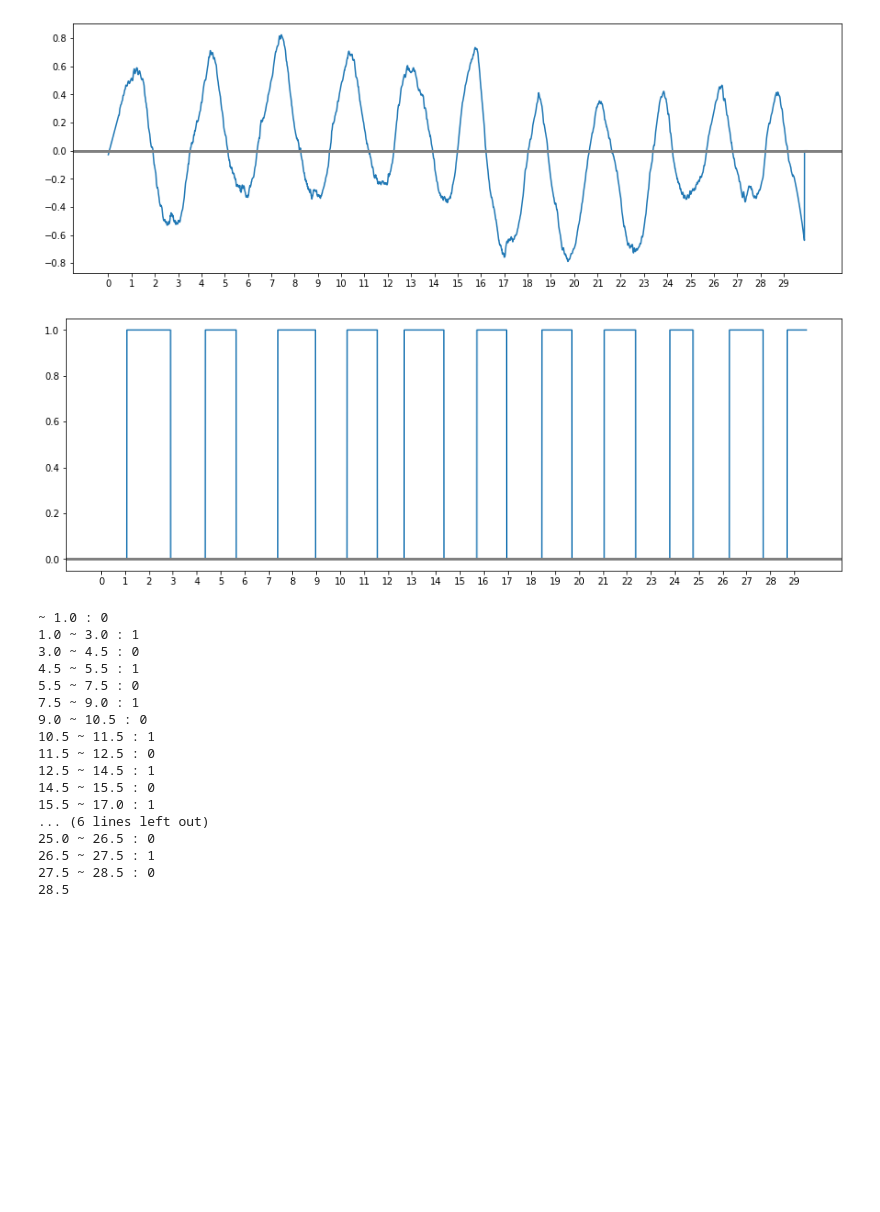
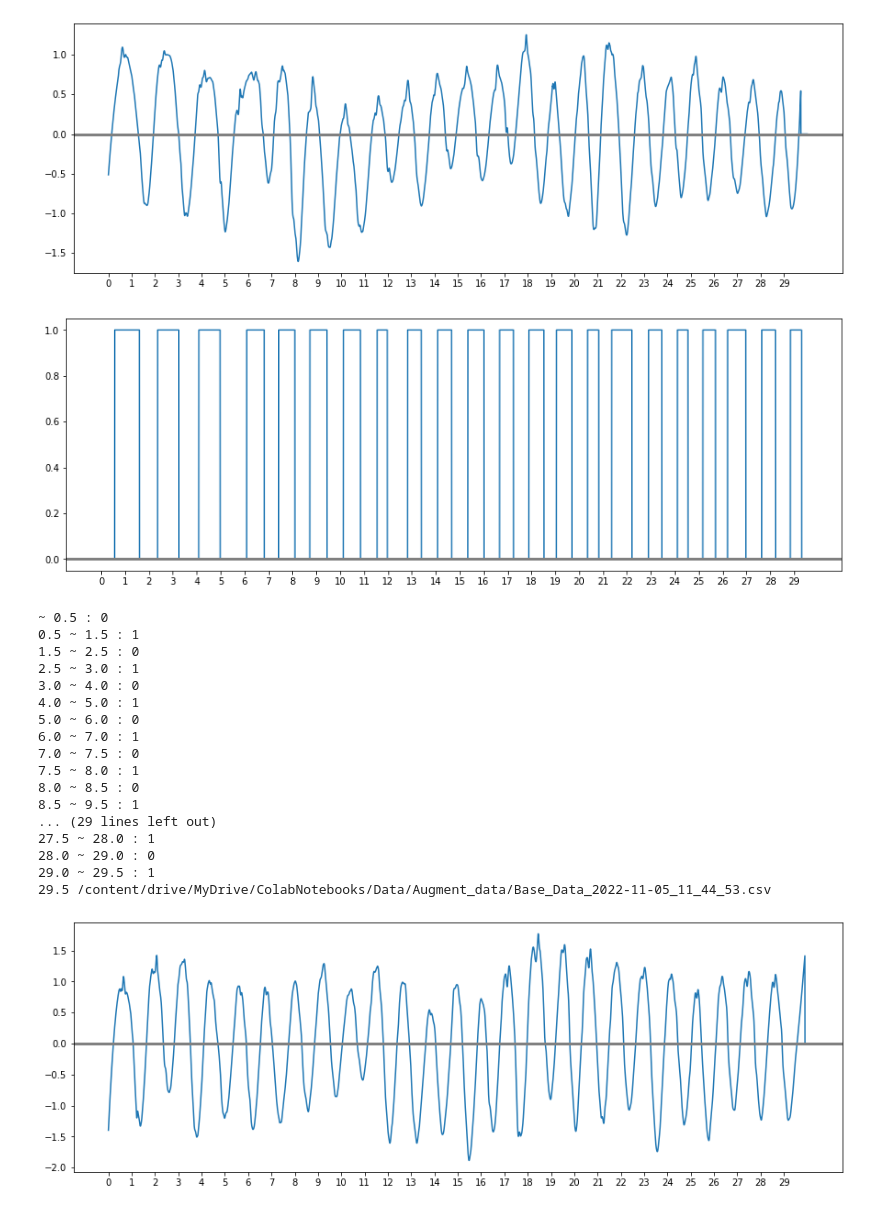
Before and after one commit to CAU2022-CAPSTONE-PACETIME/BreathDetector, a Jupyter notebook: Imu.ipynb, the cells around one changed output. Cells and saved outputs as stored; diff of their text form; code cells hidden in the pictures; blank space fills up the shorter version.

```diff
--- a/Imu.ipynb
+++ b/Imu.ipynb
@@ -100,8 +100,8 @@ class Imu():
     self.gradient_signal = self.__gradient_filtering(gl)
 
     res = []
-    for i in range(0, 60):
-      res.append(self.__inhale_exhale(self.gradient_signal, i * int(self.sr/2)))
+    for i in range(0, 120):
+      res.append(self.__inhale_exhale(self.gradient_signal, i * int(self.sr/4)), ws = 50)
     return res
 
   def get_item(self):
@@ -219,22 +219,14 @@ def plot_indexlst(path_lst, lst):
 import os
 
 if __name__ == "__main__":
-  #path_lst = "/content/drive/MyDrive/ColabNotebooks/Data/note9-airpodspro"
   path_lst = "/content/drive/MyDrive/ColabNotebooks/Data/note9-budslive"
-  #path_lst = "/content/drive/MyDrive/ColabNotebooks/Data/zflip-buds2"
-  #path_lst = "/content/drive/MyDrive/ColabNotebooks/Data/A21s-airpodspro"
-  #path_lst = "/content/drive/MyDrive/ColabNotebooks/Data/A21s-airpodspro-sync"
-  #path_lst = "/content/drive/MyDrive/ColabNotebooks/Data/zflip-budspro"
-  #path_lst = "/content/drive/MyDrive/ColabNotebooks/Data/note9-budspro"
-  #path_lst = "/content/drive/MyDrive/ColabNotebooks/Data/note9-budslive-sync"
+  path_lst = "/content/drive/MyDrive/ColabNotebooks/Data/A21s-airpodspro-sync"
+  path_lst = "/content/drive/MyDrive/ColabNotebooks/Data/Augment_data"
   print(len(os.listdir(path_lst)))
   l = os.listdir(path_lst)
   l.sort()
   print(l)
 
 
-  plot_indexlst(path_lst, [i for i in range(54, 57)])
-  #plot_path(path_lst, 5)
-  #plot_index(path_lst, 58)
-  #plot_direct("/content/drive/MyDrive/ColabNotebooks/Data/Test/Test1.csv")
+  plot_indexlst(path_lst, [i for i in range(50, 54)])
 # %% [output]
@@ -282,19 +274,20 @@ if __name__ == "__main__":
-[figure, old version]
+[figure, new version]
-[figure, old version]
+[figure, new version]
-~ 1.0 : 0
-1.0 ~ 3.0 : 1
-3.0 ~ 4.5 : 0
-4.5 ~ 5.5 : 1
-5.5 ~ 7.5 : 0
-7.5 ~ 9.0 : 1
-9.0 ~ 10.5 : 0
-10.5 ~ 11.5 : 1
-11.5 ~ 12.5 : 0
-12.5 ~ 14.5 : 1
-14.5 ~ 15.5 : 0
-15.5 ~ 17.0 : 1
-... (6 lines left out)
-25.0 ~ 26.5 : 0
-26.5 ~ 27.5 : 1
-27.5 ~ 28.5 : 0
-28.5
+~ 0.5 : 0
+0.5 ~ 1.5 : 1
+1.5 ~ 2.5 : 0
+2.5 ~ 3.0 : 1
+3.0 ~ 4.0 : 0
+4.0 ~ 5.0 : 1
+5.0 ~ 6.0 : 0
+6.0 ~ 7.0 : 1
+7.0 ~ 7.5 : 0
+7.5 ~ 8.0 : 1
+8.0 ~ 8.5 : 0
+8.5 ~ 9.5 : 1
+... (29 lines left out)
+27.5 ~ 28.0 : 1
+28.0 ~ 29.0 : 0
+29.0 ~ 29.5 : 1
+29.5 /content/drive/MyDrive/ColabNotebooks/Data/Augment_data/Base_Data_2022-11-05_11_44_53.csv
+[figure, added]
```
Also changed, not shown: parts of 1 cell of this notebook.
